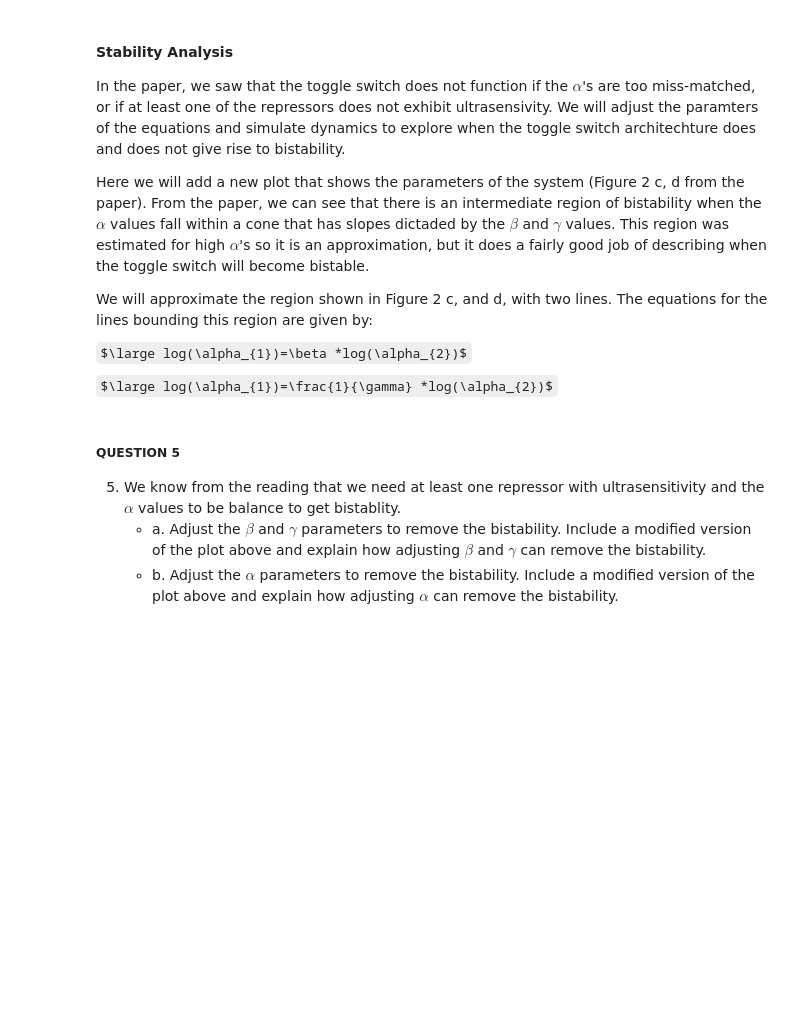
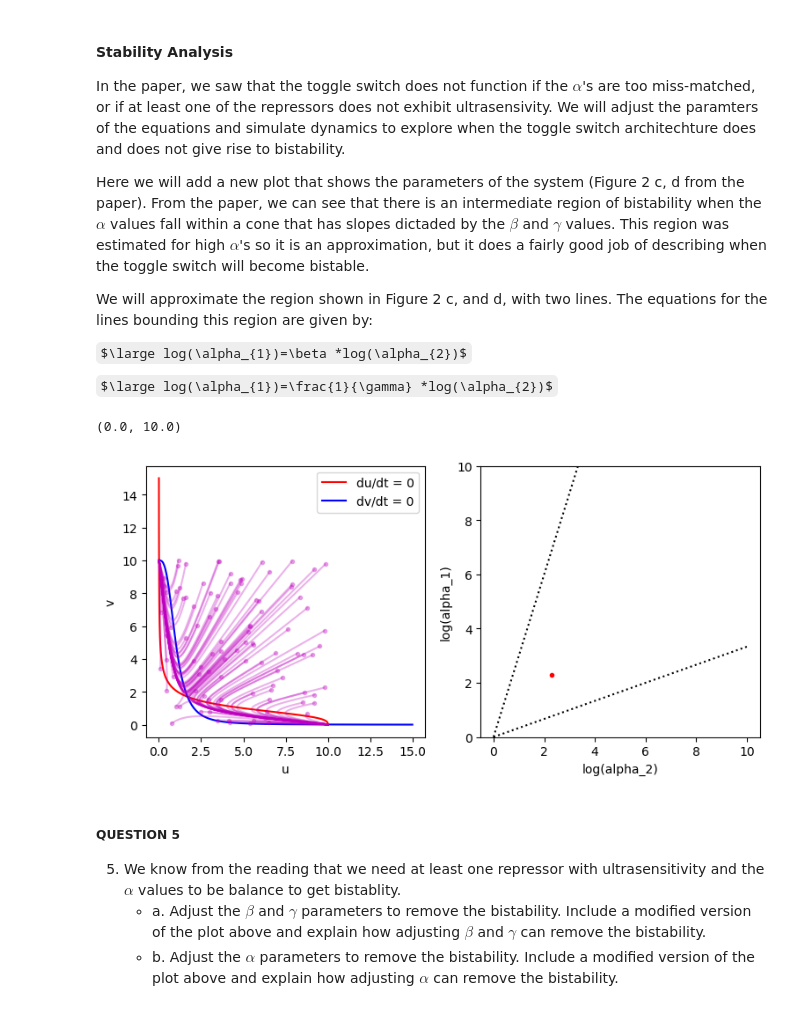
Before and after one commit to exu3/BME3340, a Jupyter notebook: L06/L06_Synthetic_Biology.ipynb, the cells around one changed output. Saved outputs shown, nothing was run; the diff lists cells and outputs as text; code cells hidden in the pictures; some formulas as TeX source; blank space fills up the shorter version.

```diff
--- a/L06/L06_Synthetic_Biology.ipynb
+++ b/L06/L06_Synthetic_Biology.ipynb
@@ -153,8 +183,10 @@ $\large log(\alpha_{1})=\frac{1}{\gamma} *log(\alpha_{2})$
 # %%
 # Plotting Dynamics
 beta = 3
+# beta = 1
 gamma = beta
 alpha_2 = 10
+# alpha_2 = 1.1
 alpha_1 = alpha_2
 
 x_max = 15
@@ -164,34 +196,37 @@ u = alpha_1/(1+x**beta)
 v = alpha_2/(1+x**gamma)
 
 [fig,axs] = plt.subplots(1,2,figsize=[9,4])
 axs[0].plot(u,x,'r')
 axs[0].plot(x,v,'b')
 axs[0].set_xlabel('u')
 axs[0].set_ylabel('v')
 axs[0].legend(['du/dt = 0','dv/dt = 0']);
 
 # Simulate dynamics
-for i in range(10):
+for i in range(100):
     # Initial Conditions
     y0 = 10*np.random.rand(2)
     # time span
     t = np.linspace(0,10,1000)
     tspan = [t[0],t[-1]]
     ode_sol = solve_ivp(lambda t,y:TS_dynamics(t,y,alpha_1,alpha_2,beta,gamma),tspan,y0,t_eval=t)
     # Plot dynamics
     axs[0].plot(ode_sol.y[0],ode_sol.y[1],'m',alpha=0.3)
     axs[0].plot(ode_sol.y[0][0],ode_sol.y[1][0],'m.',alpha=0.3)
 
 x_max_2 = 10
 x2 = np.linspace(0,x_max_2,100)
 y1 = (1/gamma)*x2
 y2 = (beta)*x2
 axs[1].plot(x2,y1,'k:')
 axs[1].plot(x2,y2,'k:')
 axs[1].plot(np.log(alpha_2),np.log(alpha_1),'r.')
 axs[1].set_xlabel('log(alpha_2)')
 axs[1].set_ylabel('log(alpha_1)')
 axs[1].set_ylim([0,x_max_2])
+# %% [output]
+(0.0, 10.0)
+[figure, added]
 # %% [markdown]
 ##### QUESTION 5
 5. We know from the reading that we need at least one repressor with ultrasensitivity and the $\alpha$ values to be balance to get bistablity.
```
Also changed, not shown: parts of 4 cells of this notebook, 15 other files.
